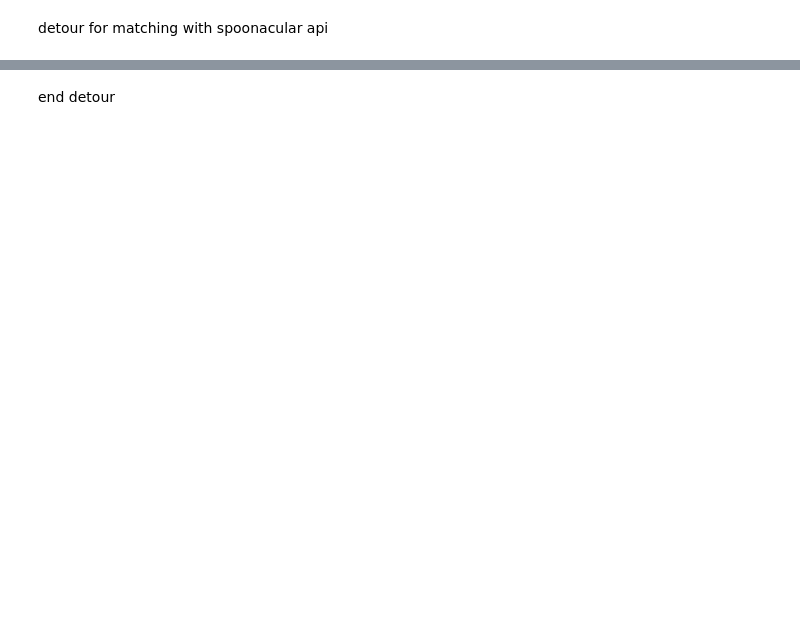
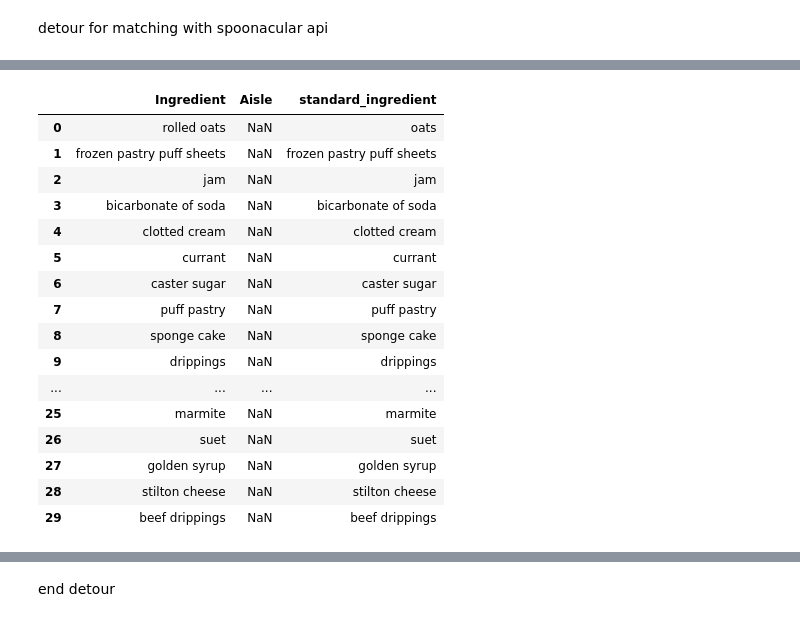
Before and after one commit to hchuhtala/Recipe-ML-App, a Jupyter notebook: ML/clean_bag_of_words.ipynb, the cells around one changed output, grey strips where cells are left out. Cells and saved outputs as stored; diff of their text form; code cells hidden in the pictures; blank space fills up the shorter version.

```diff
--- a/ML/clean_bag_of_words.ipynb
+++ b/ML/clean_bag_of_words.ipynb
@@ -130,4 +224,5 @@ cuisine_df
 # %%
-#load spoon CSVs
-train_clean_df = pd.read_csv('train_clean_data.csv')
-train_clean_df.head()
+#load spoon CSV
+spoon_df = pd.read_csv('../SpoonacularIngredientListComplete.csv')
+spoon_df = spoon_df.fillna("Other")
+spoon_df.head()
@@ -133,0 +236,4 @@ train_clean_df.head()
+# %%
+output_df = pd.merge(cuisine_df, spoon_df, on='Ingredient', how= 'left')
+
+output_df
@@ -133,0 +258,23 @@ train_clean_df.head()
+# %%
+di = {'vietnamese coriander': 'coriander', 'thai chile': "chile", 'sweet chili sauce': "chili sauce", 'beansprouts': "fresh bean sprouts", 'red bell pepper': "red bell peppers", 'virgin olive oil': "extra virgin olive oil", 'peaches': "peach", 'bourbon whiskey': "bourbon", 'chopped pecans': "pecan pieces", 'yellow corn meal': "cornmeal", 'milk': "low fat milk", 'jalapeno chilies': "jalapeno", 'beef rib short': "short ribs", 'korean chile paste': "chili paste", 'soybean sprouts': "sprouts", 'sushi rice': "rice", 'ricotta cheese': "low fat ricotta cheese", 'mozzarella cheese': "part-skim mozzarella cheese", 'pinenuts': "pine nuts",  'irish whiskey': "whiskey",  'cut oats': "steel cut oats",  'yukon gold potatoes': "yukon gold potato",  'russet': "russet potatoes",  'ground coriander': "coriander",  'pitas': "pita",  'corn starch': "cornstarch",  'chopped celery': "celery",  'cooked rice': "rice",  'dried currants': "currants",  'rolled oats': "oats",  6: "F",  6: "F",  6: "F",  6: "F" }
+# %%
+output_df['standard_ingredient'] = output_df['Ingredient'].map(di).fillna(output_df['Ingredient'])
+output_df
+# %% [output]
+|  | Ingredient | Aisle | standard_ingredient |
+| 0 | rolled oats | NaN | oats |
+| 1 | frozen pastry puff sheets | NaN | frozen pastry puff sheets |
+| 2 | jam | NaN | jam |
+| 3 | bicarbonate of soda | NaN | bicarbonate of soda |
+| 4 | clotted cream | NaN | clotted cream |
+| 5 | currant | NaN | currant |
+| 6 | caster sugar | NaN | caster sugar |
+| 7 | puff pastry | NaN | puff pastry |
+| 8 | sponge cake | NaN | sponge cake |
+| 9 | drippings | NaN | drippings |
+| ... | ... | ... | ... |
+| 25 | marmite | NaN | marmite |
+| 26 | suet | NaN | suet |
+| 27 | golden syrup | NaN | golden syrup |
+| 28 | stilton cheese | NaN | stilton cheese |
+| 29 | beef drippings | NaN | beef drippings |
```
Also changed, not shown: parts of 21 cells of this notebook, 16 other files.
